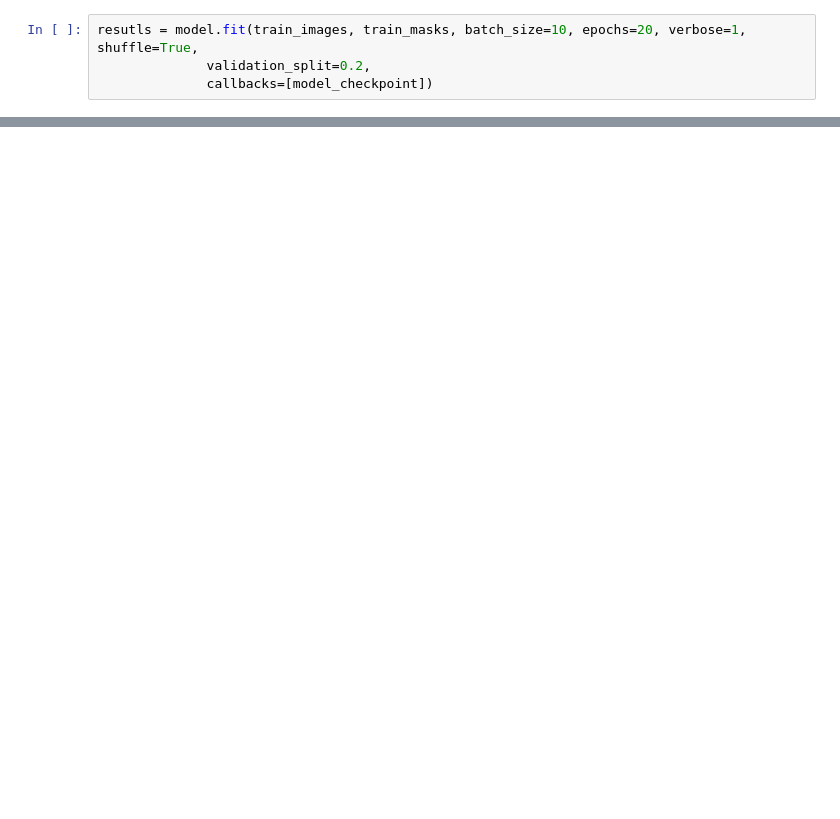
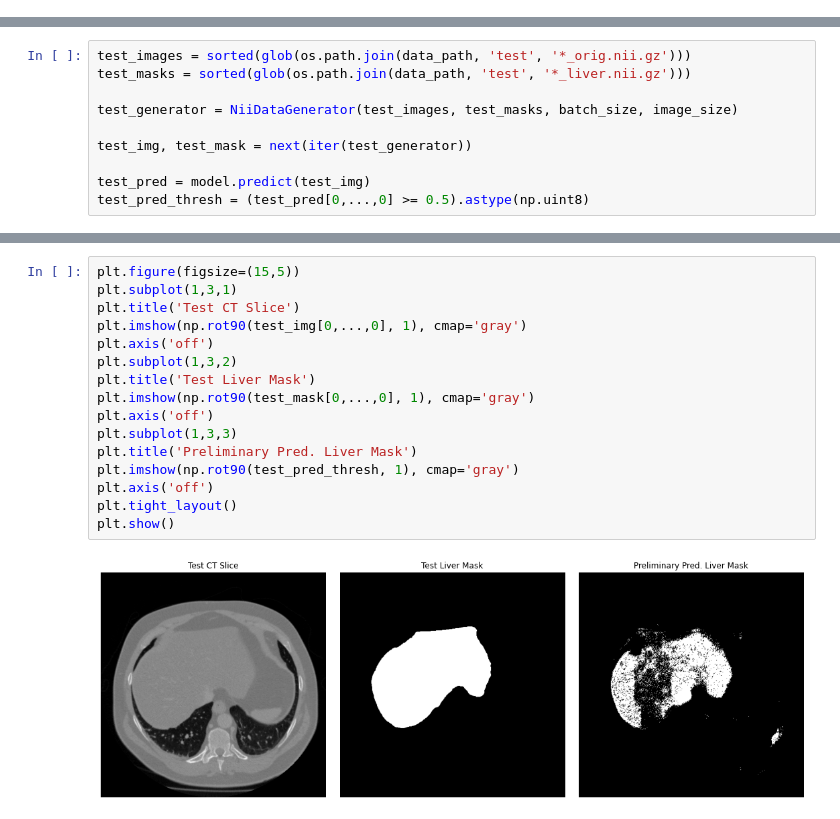
Before and after one commit to rekalantar/CT_LiverSegmentation, a Jupyter notebook: LiverSegmentation.ipynb, the cells around one changed output, grey strips where cells are left out. Cells and saved outputs as stored; diff of their text form; blank space fills up the shorter version.

```diff
--- a/LiverSegmentation.ipynb
+++ b/LiverSegmentation.ipynb
@@ -266,4 +31,0 @@ model_checkpoint = tf.keras.callbacks.ModelCheckpoint('weights.h5', monitor='val
-# %%
-resutls = model.fit(train_images, train_masks, batch_size=10, epochs=20, verbose=1, shuffle=True,
-              validation_split=0.2,
-              callbacks=[model_checkpoint])
@@ -332,0 +280,10 @@ for i in range(1, 7):
+# %%
+test_images = sorted(glob(os.path.join(data_path, 'test', '*_orig.nii.gz')))
+test_masks = sorted(glob(os.path.join(data_path, 'test', '*_liver.nii.gz')))
+
+test_generator = NiiDataGenerator(test_images, test_masks, batch_size, image_size)
+
+test_img, test_mask = next(iter(test_generator))
+
+test_pred = model.predict(test_img)
+test_pred_thresh = (test_pred[0,...,0] >= 0.5).astype(np.uint8)
@@ -332,0 +292,18 @@ for i in range(1, 7):
+# %%
+plt.figure(figsize=(15,5))
+plt.subplot(1,3,1)
+plt.title('Test CT Slice')
+plt.imshow(np.rot90(test_img[0,...,0], 1), cmap='gray')
+plt.axis('off')
+plt.subplot(1,3,2)
+plt.title('Test Liver Mask')
+plt.imshow(np.rot90(test_mask[0,...,0], 1), cmap='gray')
+plt.axis('off')
+plt.subplot(1,3,3)
+plt.title('Preliminary Pred. Liver Mask')
+plt.imshow(np.rot90(test_pred_thresh, 1), cmap='gray')
+plt.axis('off')
+plt.tight_layout()
+plt.show()
+# %% [output]
+[figure, added]
```
Also changed, not shown: parts of 53 cells of this notebook.
